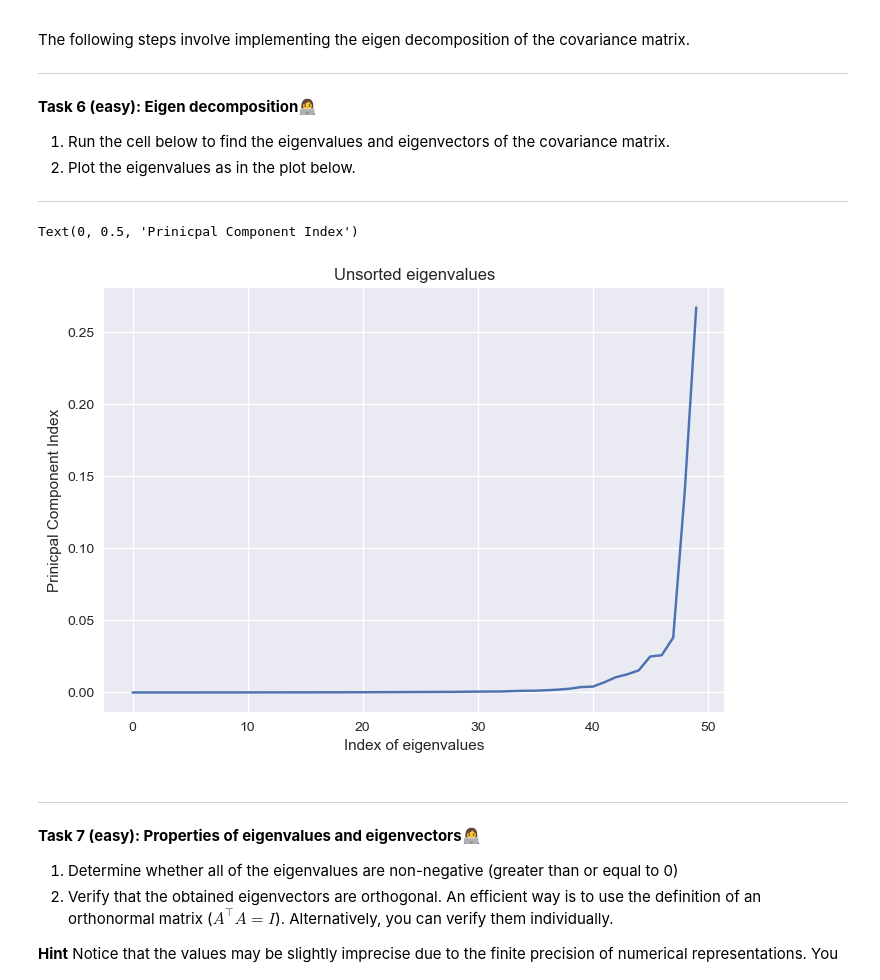
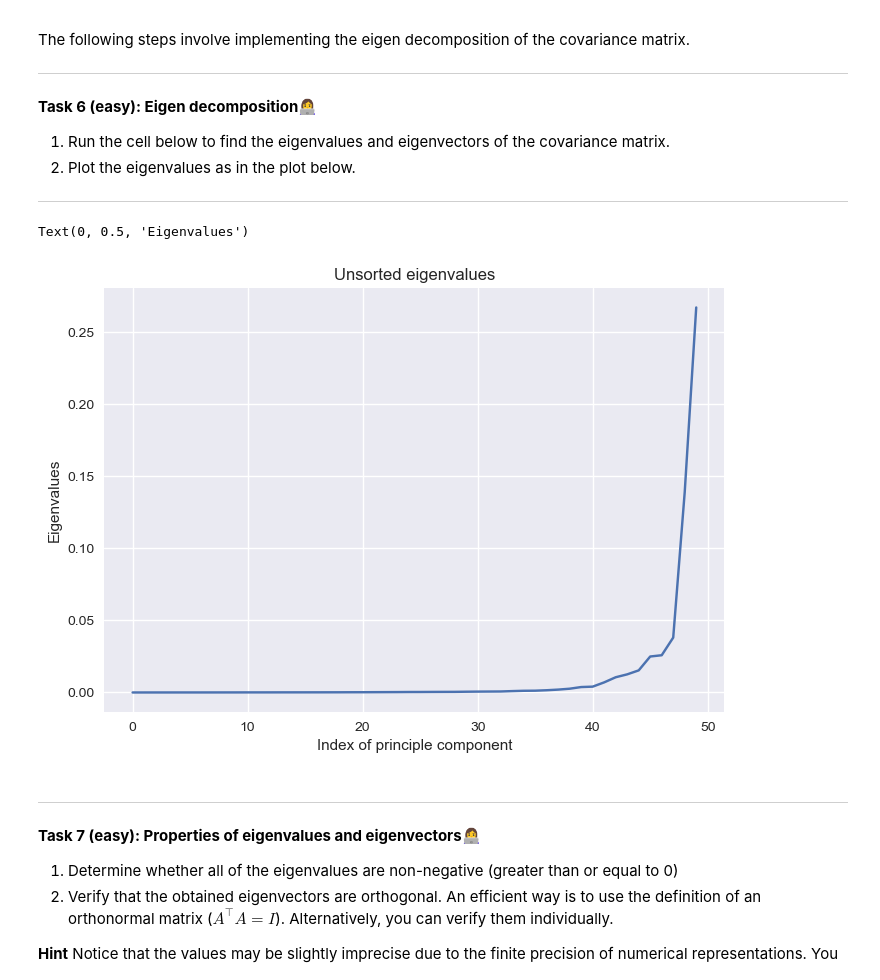
Before and after one commit to hannahcandersen/iml_exercises, a Jupyter notebook: week10/inclass_pca/inclass10.ipynb, the cells around one changed output. Drawn from its saved outputs; the diff is of its cells as text; code cells hidden in the pictures.

```diff
--- a/week10/inclass_pca/inclass10.ipynb
+++ b/week10/inclass_pca/inclass10.ipynb
@@ -89,7 +89,7 @@ rearranged_dataset = dataset[:, np.concatenate((even_indexes, odd_indexes))]
 
 ---
 # %%
-cov_matrix = np.cov(rearranged_dataset, rowvar=False) # automatically centers the data
+#cov_matrix = np.cov(rearranged_dataset, rowvar=False) # automatically centers the data
 sns.heatmap(cov_matrix, cmap='coolwarm')
 # %% [output]
 <Axes: >
@@ -148,17 +150,17 @@ The following steps involve implementing the eigen decomposition of the covarian
 # %%
 # find eigenvalues and eigenvectors
 eigenvalues, eigenvectors = np.linalg.eigh(cov_matrix)
 
 # plot the eigenvalues
 plt.plot(eigenvalues)
 # Y axis = eigenvalues
 # X axis = index of eigenvalues
 plt.title('Unsorted eigenvalues')
-plt.xlabel('Index of eigenvalues')
-plt.ylabel('Prinicpal Component Index')
+plt.xlabel('Index of principle component')
+plt.ylabel('Eigenvalues')
 # %% [output]
-Text(0, 0.5, 'Prinicpal Component Index')
+Text(0, 0.5, 'Eigenvalues')
-[figure, old version]
+[figure, new version]
 # %% [markdown]
 
 ---
```
Also changed, not shown: parts of 11 cells of this notebook.
